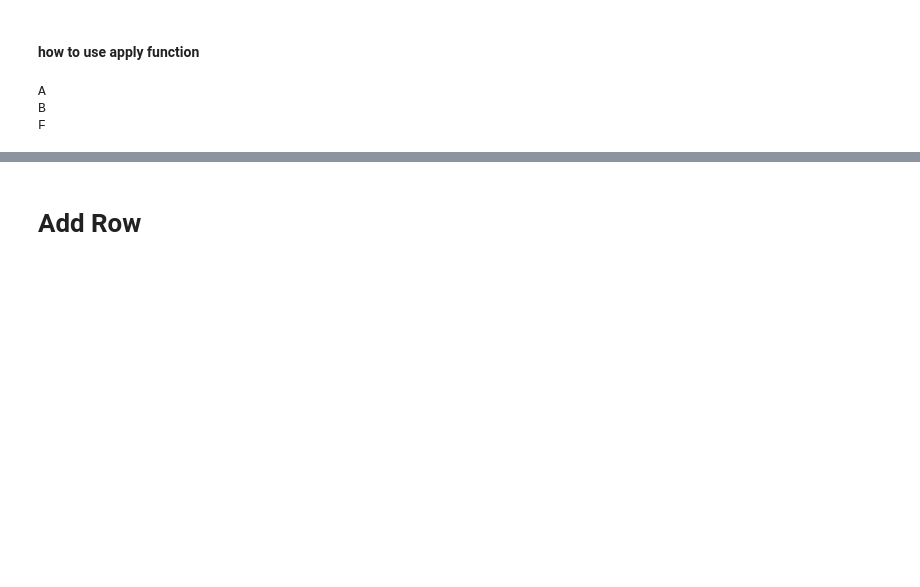
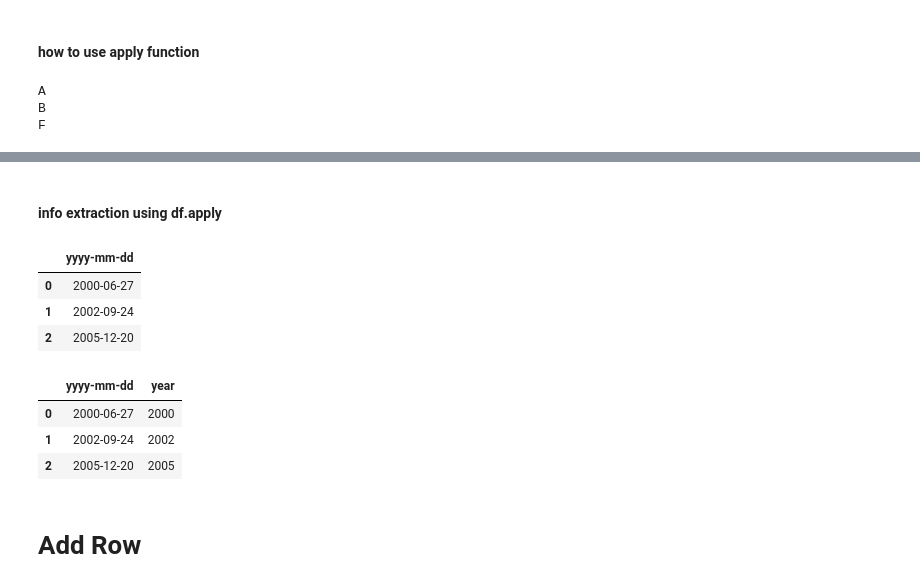
Before and after one commit to minsuk-heo/pandas, a Jupyter notebook: Pandas_Cheatsheet.ipynb, the cells around one changed output, grey strips where cells are left out. Drawn from its saved outputs; the diff is of its cells as text; code cells hidden in the pictures; blank space fills up the shorter version.

Commit message:
apply example added

```diff
--- a/Pandas_Cheatsheet.ipynb
+++ b/Pandas_Cheatsheet.ipynb
@@ -660,3 +660,28 @@ df
+# %% [markdown]
+#### info extraction using df.apply
+# %%
+date_list = [{'yyyy-mm-dd': '2000-06-27'},
+         {'yyyy-mm-dd': '2002-09-24'},
+         {'yyyy-mm-dd': '2005-12-20'}]
+df = pd.DataFrame(date_list, columns = ['yyyy-mm-dd'])
+df
+# %% [output]
+|  | yyyy-mm-dd |
+| 0 | 2000-06-27 |
+| 1 | 2002-09-24 |
+| 2 | 2005-12-20 |
+# %%
+def extract_year(row):
+    return row.split('-')[0]
+# %%
+df['year'] = df['yyyy-mm-dd'].apply(extract_year)
+# %%
+df
+# %% [output]
+|  | yyyy-mm-dd | year |
+| 0 | 2000-06-27 | 2000 |
+| 1 | 2002-09-24 | 2002 |
+| 2 | 2005-12-20 | 2005 |
 # %% [markdown]
 # Add Row
 # %%
```
Also changed, not shown: parts of 2 cells of this notebook.
